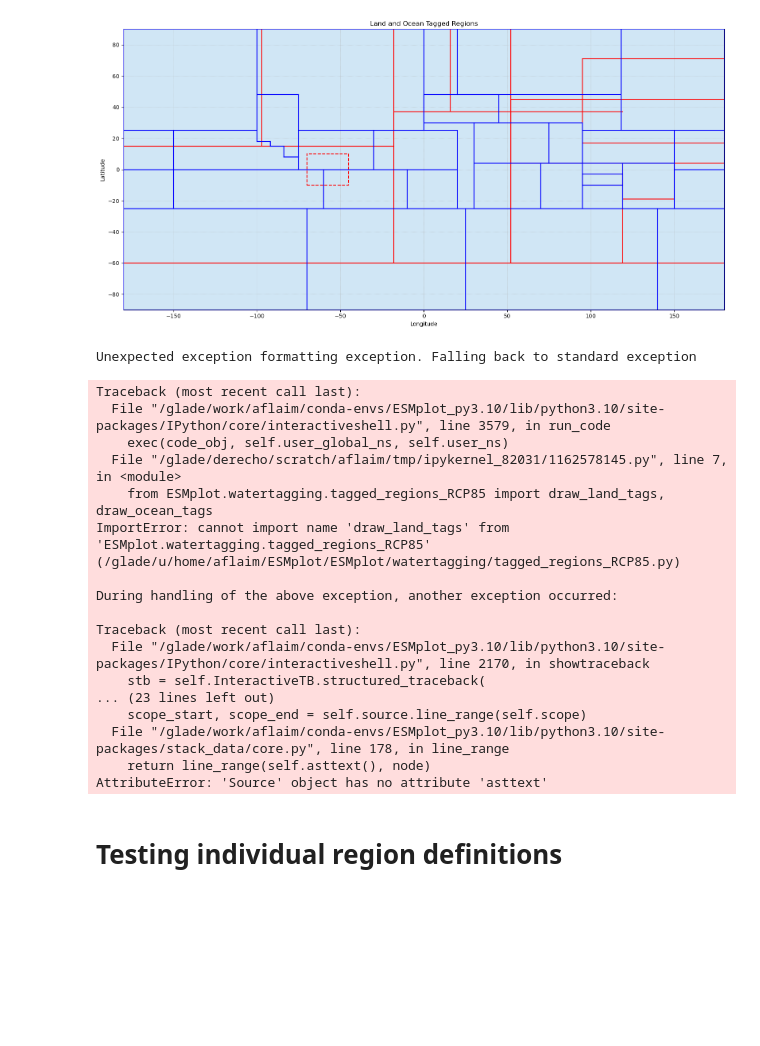
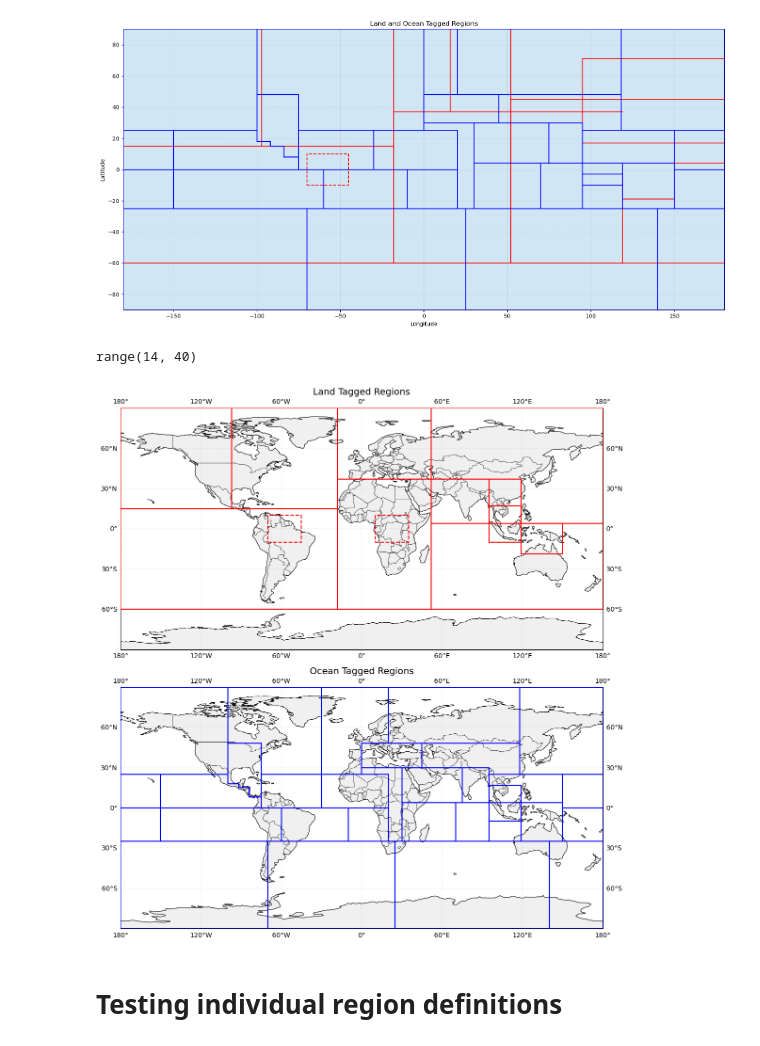
Before and after one commit to aflaim7/ESMplot, a Jupyter notebook: examples/map_tagged_regions.ipynb, the cells around one changed output. Saved outputs shown, nothing was run; the diff lists cells and outputs as text; code cells hidden in the pictures; blank space fills up the shorter version.

Commit message:
rcp8.5 tagged region fixes and testing

```diff
--- a/examples/map_tagged_regions.ipynb
+++ b/examples/map_tagged_regions.ipynb
@@ -38,6 +38,10 @@ plt.tight_layout()
 plt.show()
 # %% [output]
 [figure]
+# %%
+range(14, 40)
+# %% [output]
+range(14, 40)
 # %%
 import matplotlib.pyplot as plt
 import cartopy.crs as ccrs
@@ -51,53 +55,36 @@ from ESMplot.watertagging.tagged_regions_RCP85 import draw_land_tags, draw_ocean
 fig, (ax1, ax2) = plt.subplots(2, 1, figsize=(16, 12),
                                subplot_kw={'projection': ccrs.PlateCarree()})
 for ax in [ax1, ax2]:
     ax.set_global()
     ax.set_extent([-180, 180, -90, 90], crs=ccrs.PlateCarree())
     ax.coastlines(resolution='110m', linewidth=0.8)
     ax.add_feature(cfeature.BORDERS, linewidth=0.5)
     ax.add_feature(cfeature.LAND, facecolor='#f0f0f0', zorder=0)
     ax.gridlines(draw_labels=True, linewidth=0.3, linestyle=':')
 
 # Style parameters
 line_width = 1.5
 major_style = '-'
 minor_style = '--'
 zorder = 5
 
 # Plot land tags in top panel
-for i in range(13):
+for i in range(14):
     draw_land_tags(i, ax1, line_width, major_style, minor_style, 'red', zorder)
 
 # Plot ocean tags in bottom panel
-for i in range(13, 40):
+for i in range(14, 40):
     draw_ocean_tags(i, ax2, line_width, major_style, minor_style, 'blue', zorder)
 
 # Set titles
 ax1.set_title("Land Tagged Regions", fontsize=14)
 ax2.set_title("Ocean Tagged Regions", fontsize=14)
 
 # Adjust layout
 plt.tight_layout()
 plt.show()
 # %% [output]
-Unexpected exception formatting exception. Falling back to standard exception
-Traceback (most recent call last):
-  File "/glade/work/aflaim/conda-envs/ESMplot_py3.10/lib/python3.10/site-packages/IPython/core/interactiveshell.py", line 3579, in run_code
-    exec(code_obj, self.user_global_ns, self.user_ns)
-  File "/glade/derecho/scratch/aflaim/tmp/ipykernel_82031/1162578145.py", line 7, in <module>
-    from ESMplot.watertagging.tagged_regions_RCP85 import draw_land_tags, draw_ocean_tags
-ImportError: cannot import name 'draw_land_tags' from 'ESMplot.watertagging.tagged_regions_RCP85' (/glade/u/home/aflaim/ESMplot/ESMplot/watertagging/tagged_regions_RCP85.py)
-
-During handling of the above exception, another exception occurred:
-
-Traceback (most recent call last):
-  File "/glade/work/aflaim/conda-envs/ESMplot_py3.10/lib/python3.10/site-packages/IPython/core/interactiveshell.py", line 2170, in showtraceback
-    stb = self.InteractiveTB.structured_traceback(
-... (23 lines left out)
-    scope_start, scope_end = self.source.line_range(self.scope)
-  File "/glade/work/aflaim/conda-envs/ESMplot_py3.10/lib/python3.10/site-packages/stack_data/core.py", line 178, in line_range
-    return line_range(self.asttext(), node)
-AttributeError: 'Source' object has no attribute 'asttext'
+[figure, added]
 # %% [markdown]
 # Testing individual region definitions
 # %%
```
Also changed, not shown: parts of 9 cells of this notebook, 1 other file.
